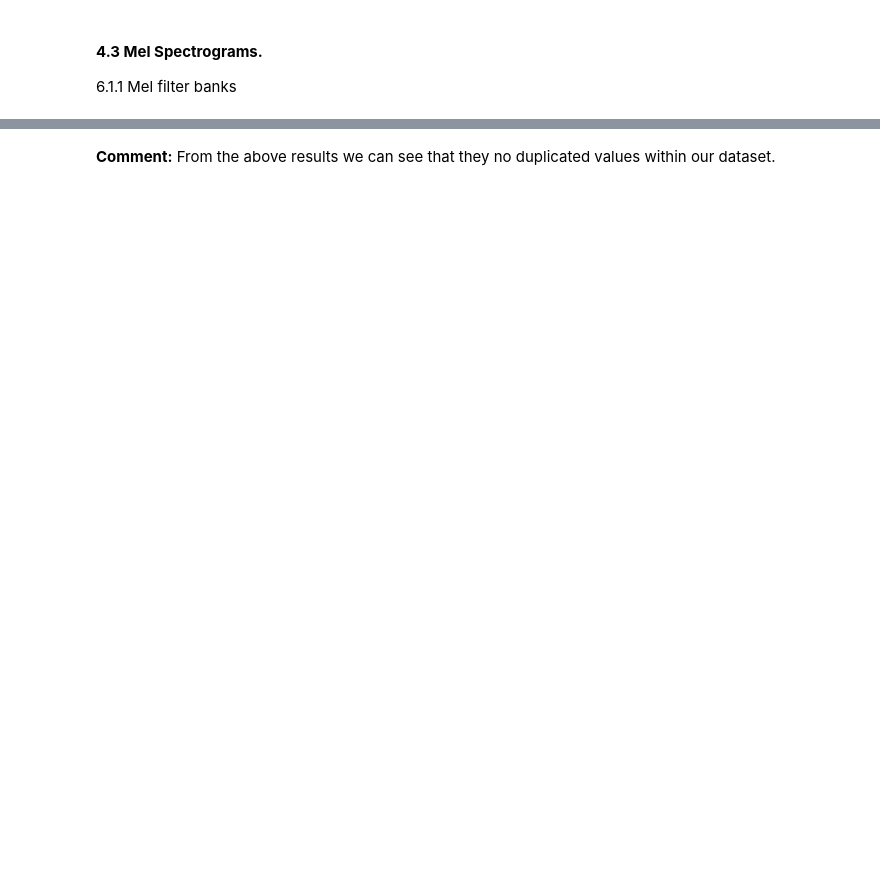
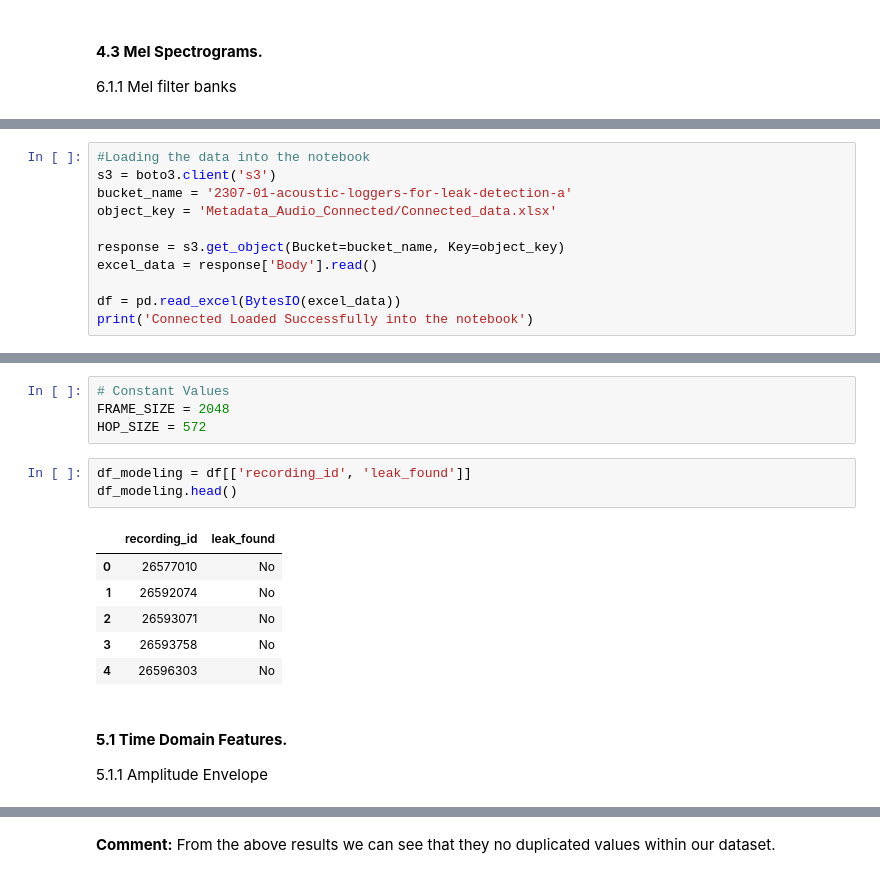
Before and after one commit to jmagwede/Project, a Jupyter notebook: notebooks/2307FTDS_Intern_1.ipynb, the cells around one changed output, grey strips where cells are left out. Saved outputs shown, nothing was run; the diff lists cells and outputs as text; blank space fills up the shorter version.

```diff
--- a/notebooks/2307FTDS_Intern_1.ipynb
+++ b/notebooks/2307FTDS_Intern_1.ipynb
@@ -726,0 +577,11 @@ TypeError: melspectrogram() takes 0 positional arguments but 1 positional argume
+# %%
+#Loading the data into the notebook
+s3 = boto3.client('s3')
+bucket_name = '2307-01-acoustic-loggers-for-leak-detection-a'
+object_key = 'Metadata_Audio_Connected/Connected_data.xlsx'
+
+response = s3.get_object(Bucket=bucket_name, Key=object_key)
+excel_data = response['Body'].read()
+
+df = pd.read_excel(BytesIO(excel_data))
+print('Connected Loaded Successfully into the notebook')
@@ -726,0 +599,17 @@ TypeError: melspectrogram() takes 0 positional arguments but 1 positional argume
+# %%
+# Constant Values
+FRAME_SIZE = 2048
+HOP_SIZE = 572
+# %%
+df_modeling = df[['recording_id', 'leak_found']]
+df_modeling.head()
+# %% [output]
+|  | recording_id | leak_found |
+| 0 | 26577010 | No |
+| 1 | 26592074 | No |
+| 2 | 26593071 | No |
+| 3 | 26593758 | No |
+| 4 | 26596303 | No |
+# %% [markdown]
+#### **5.1 Time Domain Features.**
+5.1.1 <u/>Amplitude Envelope </u>
```
Also changed, not shown: parts of 86 cells of this notebook, 1 other file.
